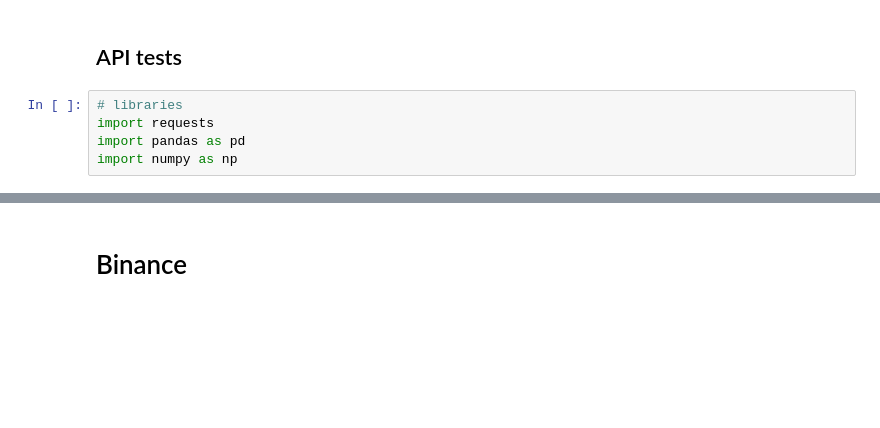
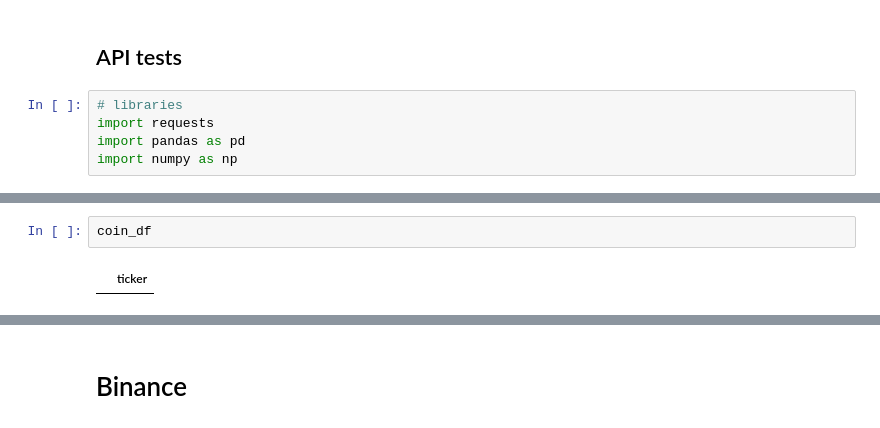
Before and after one commit to regression-gerry/hurst_capstone, a Jupyter notebook: notebooks/research_test.ipynb, the cells around one changed output, grey strips where cells are left out. Drawn from its saved outputs; the diff is of its cells as text; blank space fills up the shorter version.

```diff
--- a/notebooks/research_test.ipynb
+++ b/notebooks/research_test.ipynb
@@ -105,0 +168,4 @@ df.iloc[-1:,1:2].values[0][0][0:19]
+# %%
+coin_df
+# %% [output]
+|  | ticker |
```
Also changed, not shown: parts of 39 cells of this notebook, 4 other files.
